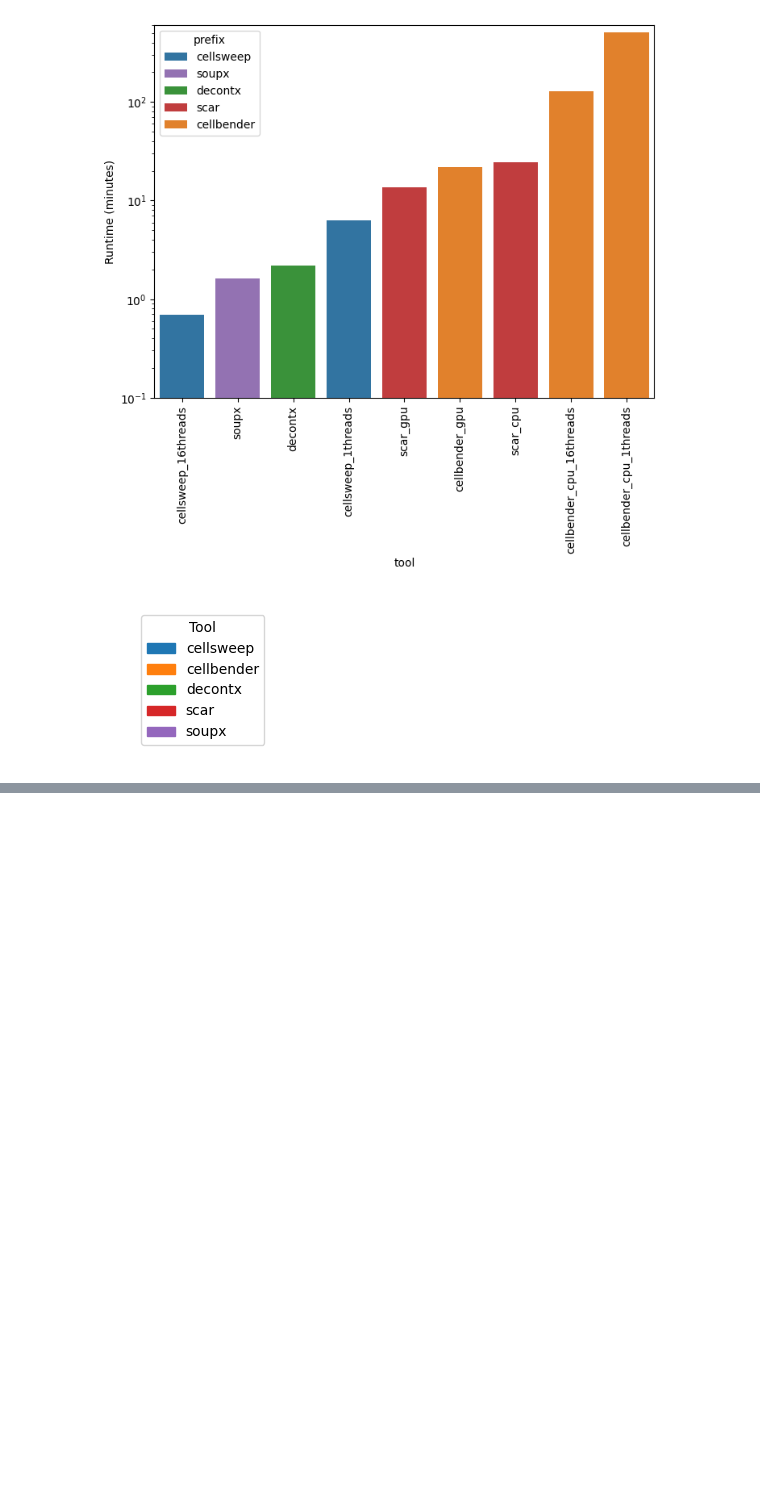
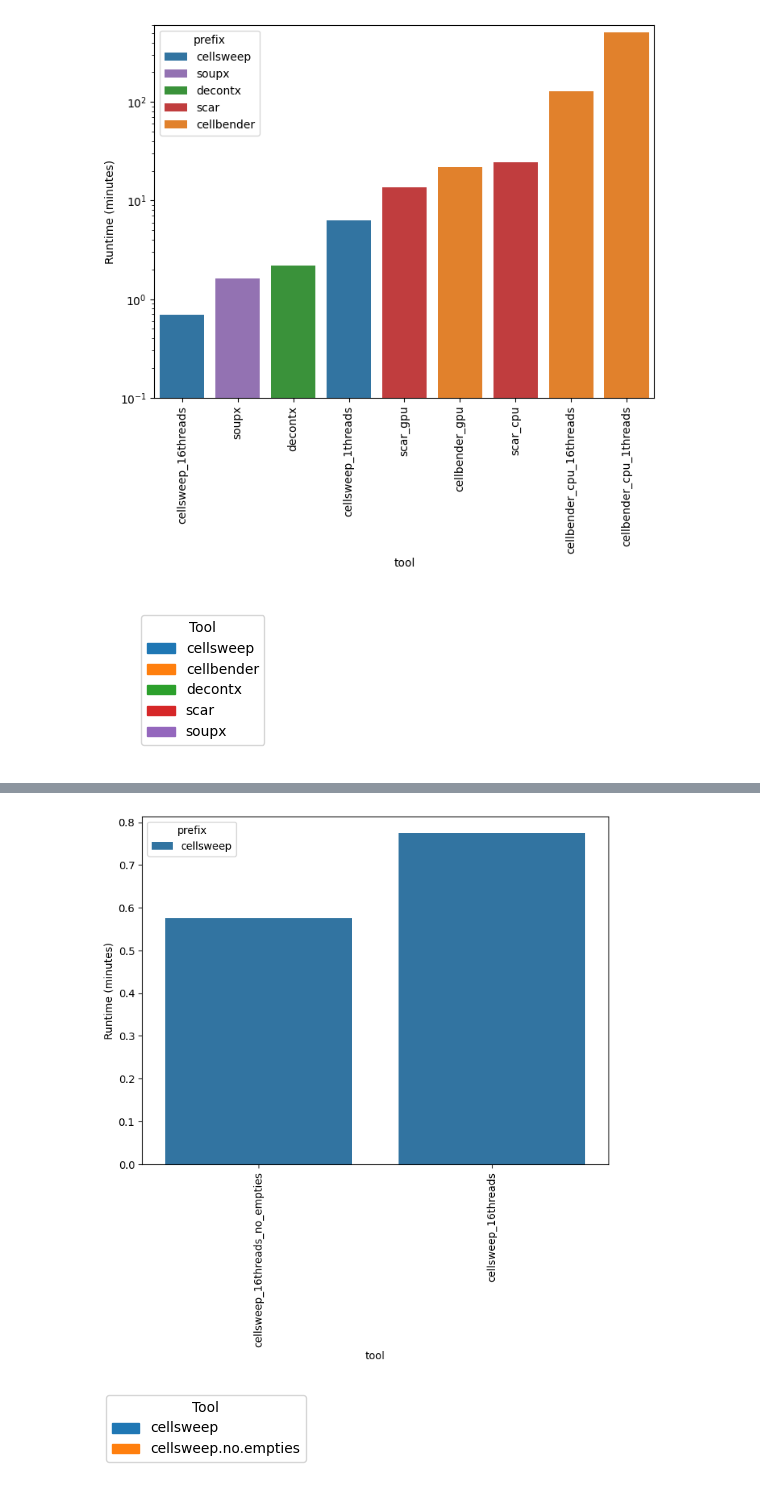
Before and after one commit to pachterlab/cellsweep, a Jupyter notebook: notebooks/runtime.ipynb, the cells around one changed output, grey strips where cells are left out. Drawn from its saved outputs; the diff is of its cells as text; code cells hidden in the pictures; blank space fills up the shorter version.

```diff
--- a/notebooks/runtime.ipynb
+++ b/notebooks/runtime.ipynb
@@ -837,0 +710,16 @@ plot_legend_only(
+# %%
+bar_color_prefix_color_map = {
+    "cellsweep": '#1f77b4',
+    "cellsweep_no_empties": '#ff7f0e',
+}
+
+cs_utils.plot_runtime_comparison(tool_to_runtime_no_empties_minutes_dict, order="ascending", bar_color_prefix_color_map=bar_color_prefix_color_map, plot_log_inset=False, inset_limit=30, out_path=os.path.join(out_dir, "runtime_no_empties_ascending_comparison.png"))
+
+cs_utils.plot_legend_only(
+    bar_color_prefix_color_map,
+    out_path=os.path.join(out_dir, "runtime_legend.png"),
+    title="Tool",
+)
+# %% [output]
+[figure, added]
+[figure, added]
```
Also changed, not shown: parts of 11 cells of this notebook, 6 other files.
